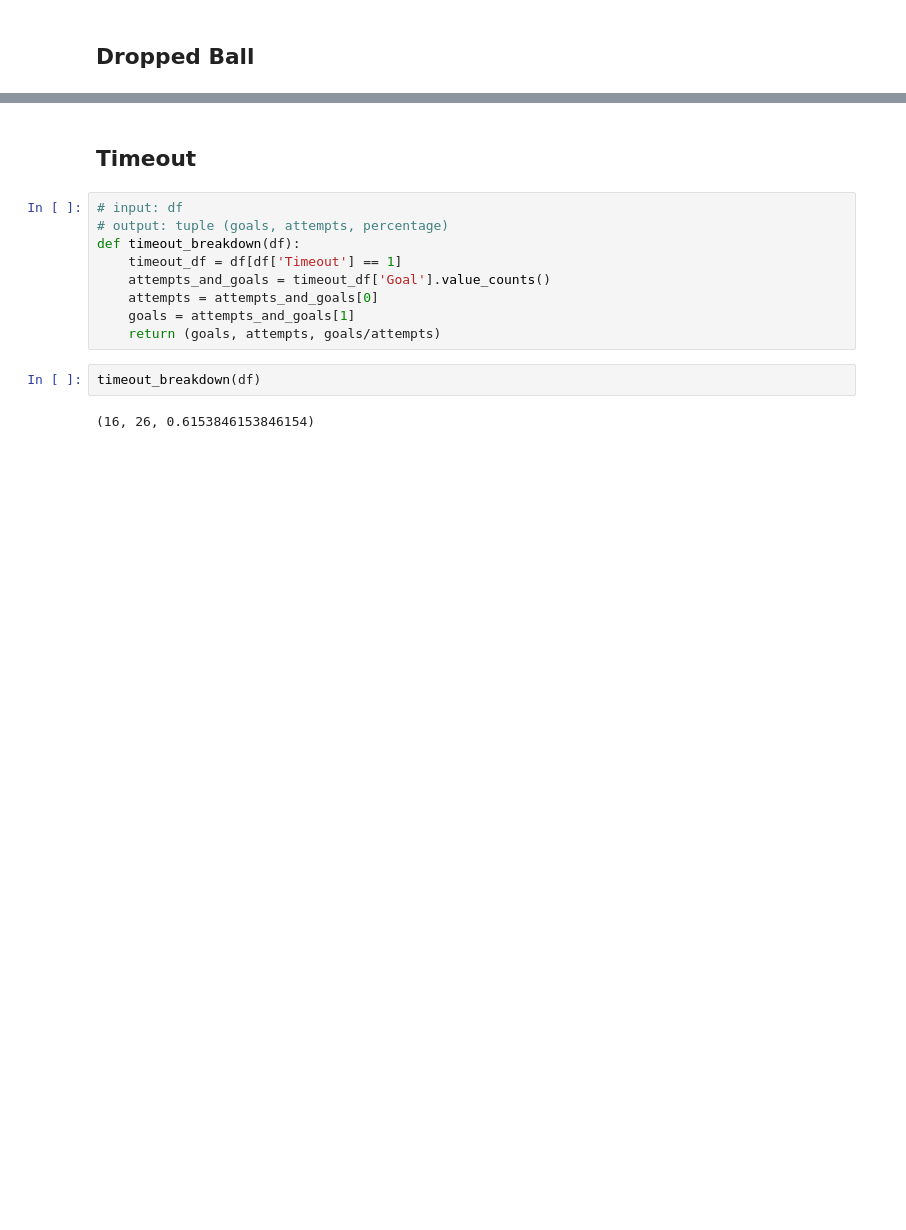
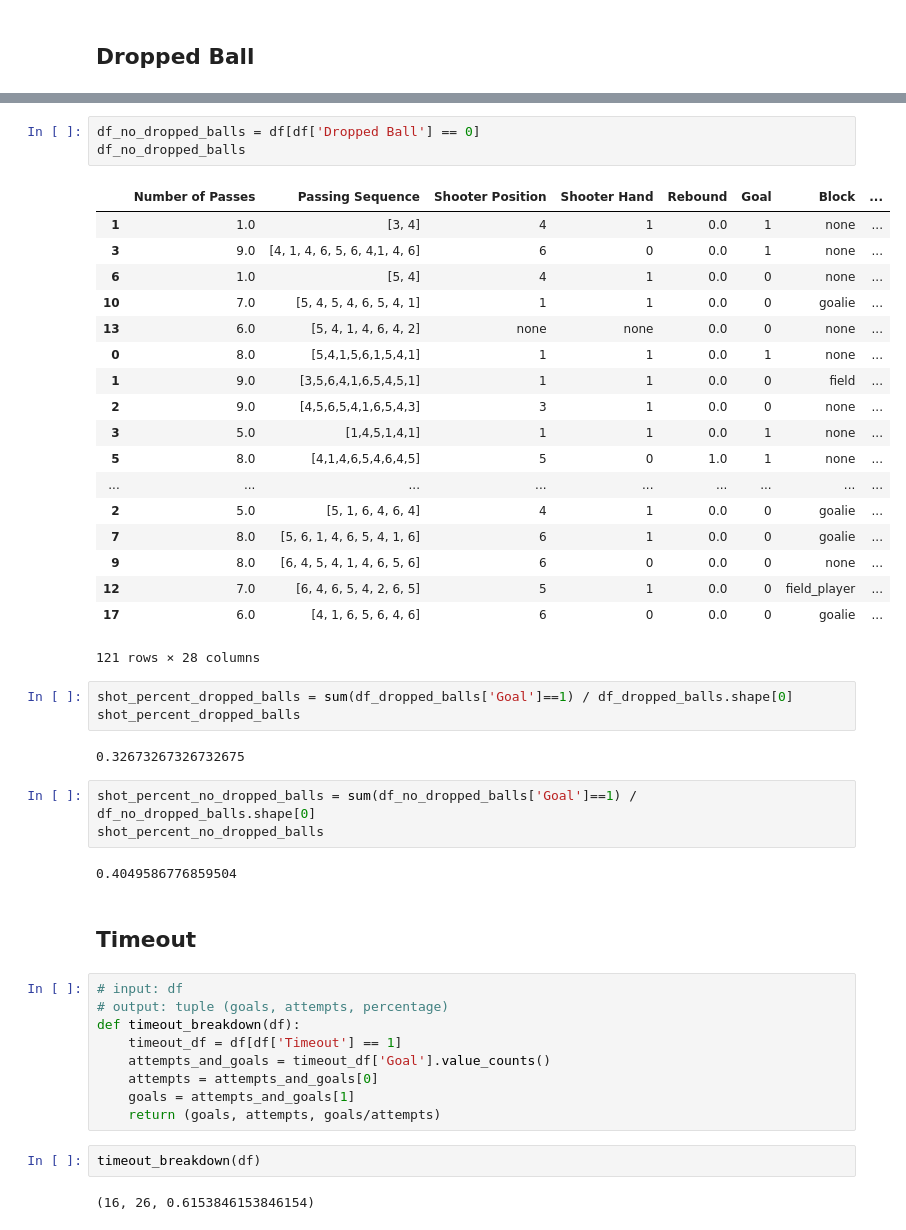
Before and after one commit to kevinshen1101/Water-Polo-Analytics, a Jupyter notebook: final_report/final_analysis.ipynb, the cells around one changed output, grey strips where cells are left out. Drawn from its saved outputs; the diff is of its cells as text; blank space fills up the shorter version.

```diff
--- a/final_report/final_analysis.ipynb
+++ b/final_report/final_analysis.ipynb
@@ -294,3 +336,35 @@ shot_with_assists_dict(df)
+# %%
+df_no_dropped_balls = df[df['Dropped Ball'] == 0]
+df_no_dropped_balls
+# %% [output]
+|  | Number of Passes | Passing Sequence | Shooter Position | Shooter Hand | Rebound | Goal | Block | ... |
+| 1 | 1.0 | [3, 4] | 4 | 1 | 0.0 | 1 | none | ... |
+| 3 | 9.0 | [4, 1, 4, 6, 5, 6, 4,1, 4, 6] | 6 | 0 | 0.0 | 1 | none | ... |
+| 6 | 1.0 | [5, 4] | 4 | 1 | 0.0 | 0 | none | ... |
+| 10 | 7.0 | [5, 4, 5, 4, 6, 5, 4, 1] | 1 | 1 | 0.0 | 0 | goalie | ... |
+| 13 | 6.0 | [5, 4, 1, 4, 6, 4, 2] | none | none | 0.0 | 0 | none | ... |
+| 0 | 8.0 | [5,4,1,5,6,1,5,4,1] | 1 | 1 | 0.0 | 1 | none | ... |
+| 1 | 9.0 | [3,5,6,4,1,6,5,4,5,1] | 1 | 1 | 0.0 | 0 | field | ... |
+| 2 | 9.0 | [4,5,6,5,4,1,6,5,4,3] | 3 | 1 | 0.0 | 0 | none | ... |
+| 3 | 5.0 | [1,4,5,1,4,1] | 1 | 1 | 0.0 | 1 | none | ... |
+| 5 | 8.0 | [4,1,4,6,5,4,6,4,5] | 5 | 0 | 1.0 | 1 | none | ... |
+| ... | ... | ... | ... | ... | ... | ... | ... | ... |
+| 2 | 5.0 | [5, 1, 6, 4, 6, 4] | 4 | 1 | 0.0 | 0 | goalie | ... |
+| 7 | 8.0 | [5, 6, 1, 4, 6, 5, 4, 1, 6] | 6 | 1 | 0.0 | 0 | goalie | ... |
+| 9 | 8.0 | [6, 4, 5, 4, 1, 4, 6, 5, 6] | 6 | 0 | 0.0 | 0 | none | ... |
+| 12 | 7.0 | [6, 4, 6, 5, 4, 2, 6, 5] | 5 | 1 | 0.0 | 0 | field_player | ... |
+| 17 | 6.0 | [4, 1, 6, 5, 6, 4, 6] | 6 | 0 | 0.0 | 0 | goalie | ... |
+121 rows × 28 columns
+# %%
+shot_percent_dropped_balls = sum(df_dropped_balls['Goal']==1) / df_dropped_balls.shape[0]
+shot_percent_dropped_balls
+# %% [output]
+0.32673267326732675
+# %%
+shot_percent_no_dropped_balls = sum(df_no_dropped_balls['Goal']==1) / df_no_dropped_balls.shape[0]
+shot_percent_no_dropped_balls
+# %% [output]
+0.4049586776859504
 # %% [markdown]
 ## Timeout
 # %%
```
Also changed, not shown: parts of 2 cells of this notebook.
